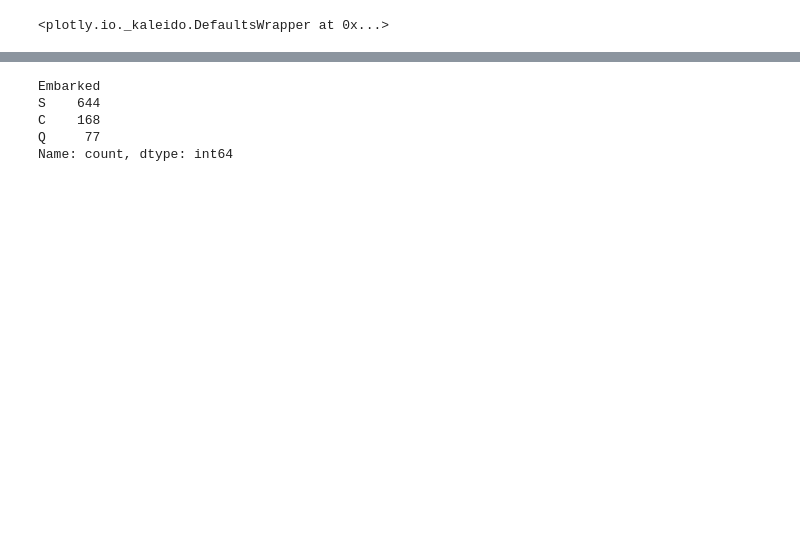
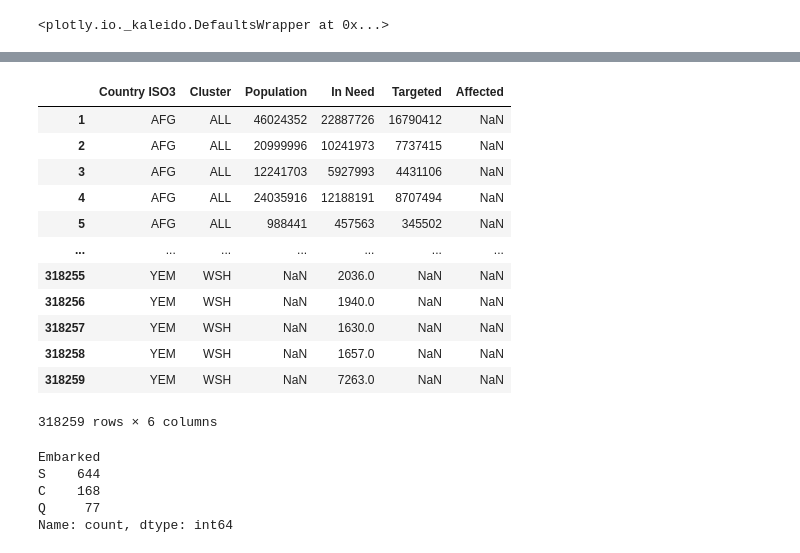
Before and after one commit to nevillemakoyi/dataviz, a Jupyter notebook: notebooks/rapport.ipynb, the cells around one changed output, grey strips where cells are left out. Saved outputs shown, nothing was run; the diff lists cells and outputs as text; code cells hidden in the pictures; blank space fills up the shorter version.

```diff
--- a/notebooks/rapport.ipynb
+++ b/notebooks/rapport.ipynb
@@ -32,3 +45,20 @@ df
+# %%
+df2 = hno_df[['Country ISO3','Cluster','Population','In Need','Targeted','Affected']]
+df2
+# %% [output]
+|  | Country ISO3 | Cluster | Population | In Need | Targeted | Affected |
+| 1 | AFG | ALL | 46024352 | 22887726 | 16790412 | NaN |
+| 2 | AFG | ALL | 20999996 | 10241973 | 7737415 | NaN |
+| 3 | AFG | ALL | 12241703 | 5927993 | 4431106 | NaN |
+| 4 | AFG | ALL | 24035916 | 12188191 | 8707494 | NaN |
+| 5 | AFG | ALL | 988441 | 457563 | 345502 | NaN |
+| ... | ... | ... | ... | ... | ... | ... |
+| 318255 | YEM | WSH | NaN | 2036.0 | NaN | NaN |
+| 318256 | YEM | WSH | NaN | 1940.0 | NaN | NaN |
+| 318257 | YEM | WSH | NaN | 1630.0 | NaN | NaN |
+| 318258 | YEM | WSH | NaN | 1657.0 | NaN | NaN |
+| 318259 | YEM | WSH | NaN | 7263.0 | NaN | NaN |
+318259 rows × 6 columns
 # %%
 inde_1 = df['Embarked'].value_counts()
 inde_1
```
Also changed, not shown: parts of 4 cells of this notebook.
